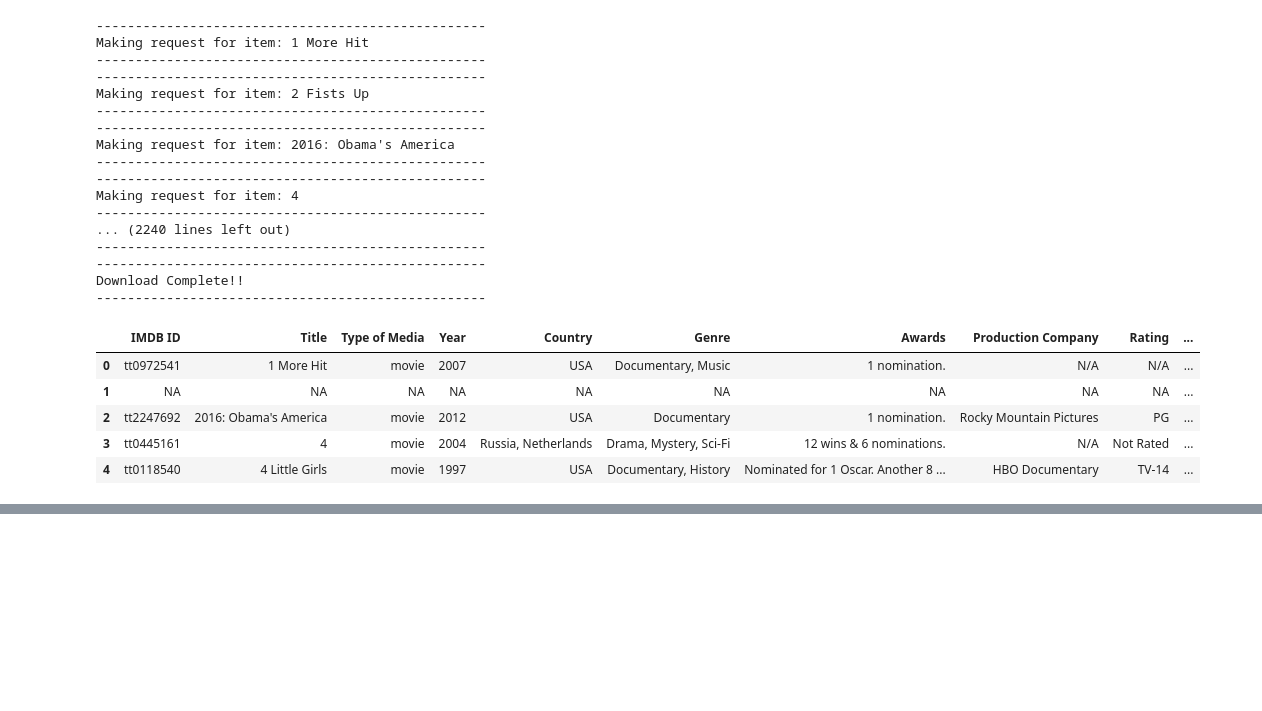
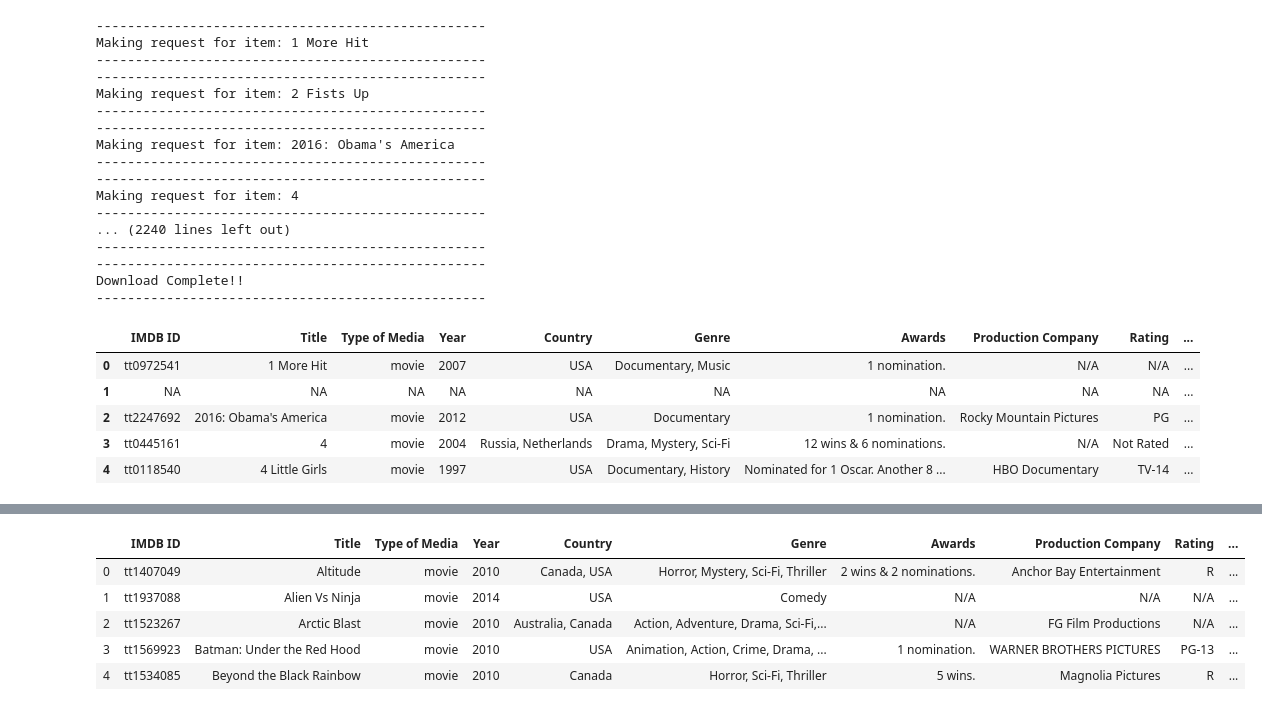
Before and after one commit to ltbird259/Project_1, a Jupyter notebook: API_JDH.ipynb, the cells around one changed output, grey strips where cells are left out. Cells and saved outputs as stored; diff of their text form; code cells hidden in the pictures; blank space fills up the shorter version.

Commit message:
scifi

```diff
--- a/API_JDH.ipynb
+++ b/API_JDH.ipynb
@@ -418,0 +421,21 @@ docu_df.to_csv("Output/Docu_dataframe.csv", index=False, header=True)
+# %%
+#Import CSV files and make the lists
+scifi = pd.read_csv("Resources/Scifi.csv")
+scifi_list= scifi["Title"]
+# %%
+#Get information that we need
+#create lists that will become our movie's data
+#This block of code will be for our documentary data
+movie_response = []
+for movie in scifi_list:
+    autoformat(f"Making request for item: {movie}")
+
+    #save post's JSON
+    try:
+        result = requests.get(url + str(movie)).json()
+        movie_response.append(result)
+    except KeyError:
+        pass
+        autoformat(f"{movie} failed to load")
+
+autoformat("Download Complete!!")
@@ -418,0 +524,25 @@ docu_df.to_csv("Output/Docu_dataframe.csv", index=False, header=True)
+# %%
+scifi_dict = {
+    "IMDB ID" : imdb_id,
+    "Title" : title,
+    "Type of Media" : media_type,
+    "Year" : year,
+    "Country":country,
+    "Genre":genre,
+    "Awards":awards,
+    "Production Company":production,
+    "Rating":rated,
+    "Metascore":metascore,
+    "IMDB Rating":imdb_rating,
+    "# of Votes":imdb_votes
+}
+# %%
+scifi_df = pd.DataFrame(scifi_dict)
+scifi_df.head()
+# %% [output]
+|  | IMDB ID | Title | Type of Media | Year | Country | Genre | Awards | Production Company | Rating | ... |
+| 0 | tt1407049 | Altitude | movie | 2010 | Canada, USA | Horror, Mystery, Sci-Fi, Thriller | 2 wins & 2 nominations. | Anchor Bay Entertainment | R | ... |
+| 1 | tt1937088 | Alien Vs Ninja | movie | 2014 | USA | Comedy | N/A | N/A | N/A | ... |
+| 2 | tt1523267 | Arctic Blast | movie | 2010 | Australia, Canada | Action, Adventure, Drama, Sci-Fi,... | N/A | FG Film Productions | N/A | ... |
+| 3 | tt1569923 | Batman: Under the Red Hood | movie | 2010 | USA | Animation, Action, Crime, Drama, ... | 1 nomination. | WARNER BROTHERS PICTURES | PG-13 | ... |
+| 4 | tt1534085 | Beyond the Black Rainbow | movie | 2010 | Canada | Horror, Sci-Fi, Thriller | 5 wins. | Magnolia Pictures | R | ... |
```
Also changed, not shown: parts of 4 cells of this notebook, 3 other files.
